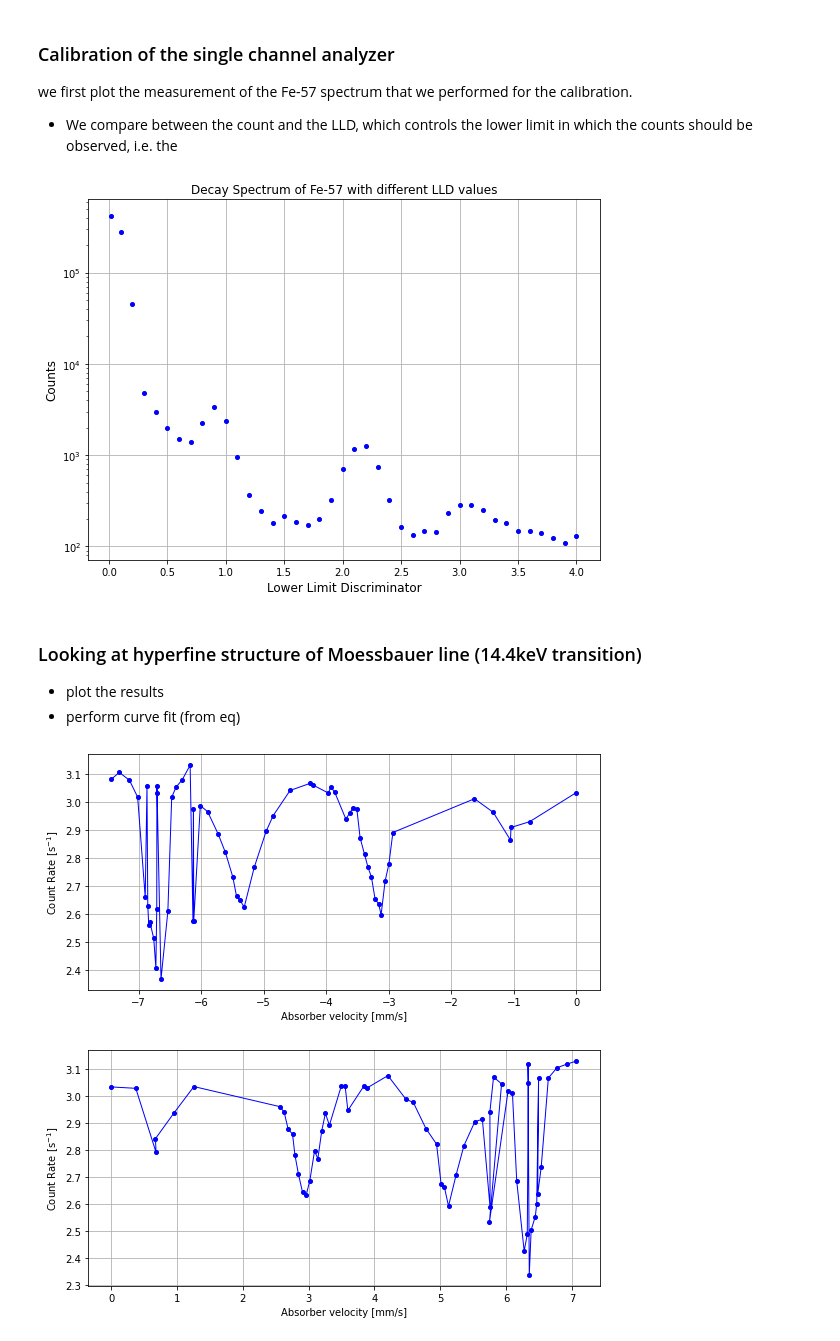
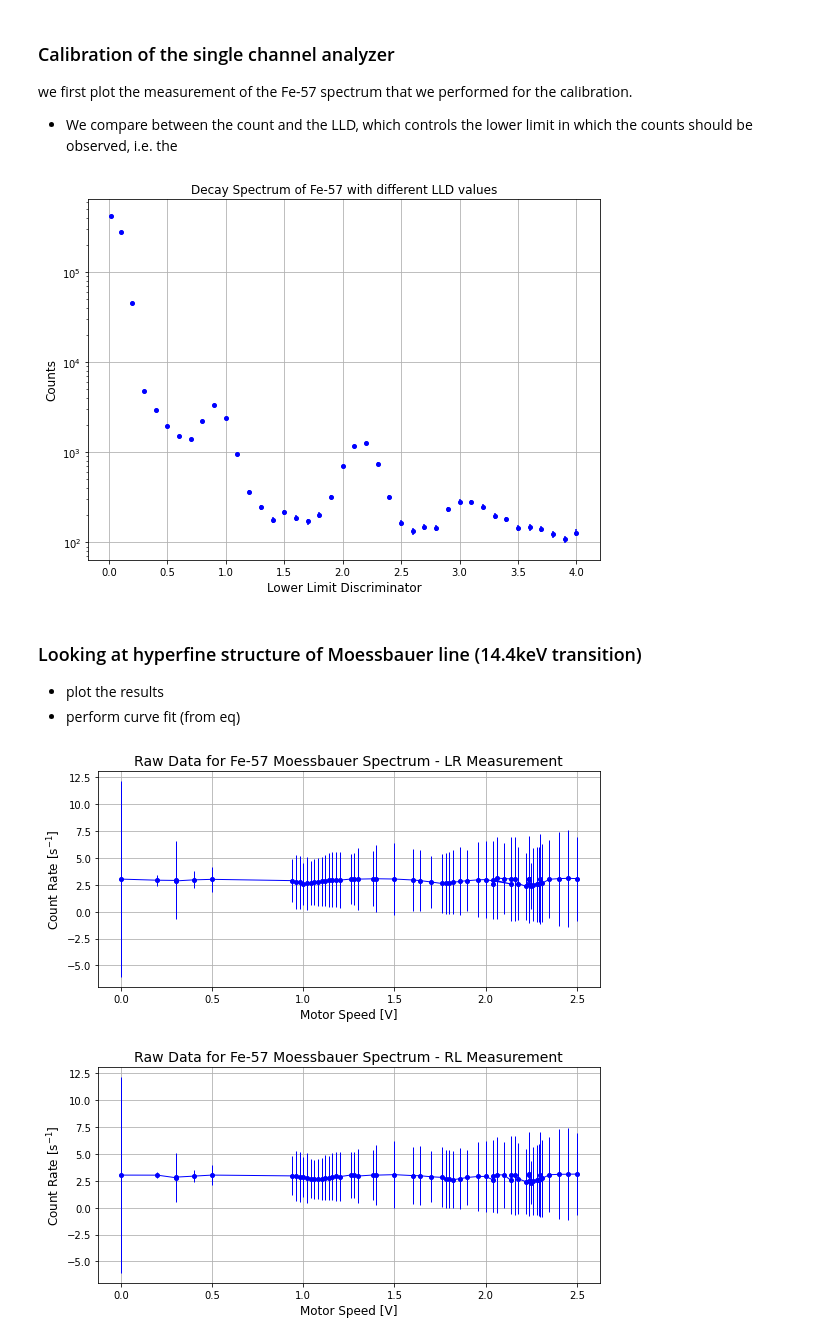
Before and after one commit to tesla1900/advanced-lab-course, a Jupyter notebook: moessbauer/moess_analysis.ipynb, the cells around one changed output. Drawn from its saved outputs; the diff is of its cells as text; code cells hidden in the pictures.

Commit message:
Finished Procedure of calibration

```diff
--- a/moessbauer/moess_analysis.ipynb
+++ b/moessbauer/moess_analysis.ipynb
@@ -20,18 +25,20 @@ duration, uld_val = calib_data[0,2], calib_data[0,3]
 # %%
 # plot the LLD vs count
 fig, ax = plt.subplots(figsize=(8,6), tight_layout=True)
-ax.semilogy(lld_data, count_data, marker="o", color="b", ls="", ms=4.0)
+ax.errorbar(lld_data, count_data, yerr=counts_err, marker="o", color="b", ls="", ms=4.0)
 ax.set_xlabel("Lower Limit Discriminator", fontsize=12)
 ax.set_ylabel("Counts", fontsize=12)
 ax.set_title("Decay Spectrum of Fe-57 with different LLD values")
+ax.set_yscale("log")
 ax.grid()
 
 
 # to say something about it, compare to the figure 4.14 in the textbook reference
 # that way we can identify this as the 14.4 keV Moessbauer line
 # not sure what else to do here, so moving on for now
+plt.savefig(os.path.join(figure_path, "calib_plot.png"), dpi=300)
 # %% [output]
-[figure, old version]
+[figure, new version]
 # %% [markdown]
 ### Looking at hyperfine structure of Moessbauer line (14.4keV transition)
 - plot the results
@@ -41,25 +48,36 @@ ax.grid()
 moess_lr_data = np.genfromtxt(os.path.join(data_path, "velocity_LR_moessbauer.csv"), delimiter=",", skip_header=1)
 moess_rl_data = np.genfromtxt(os.path.join(data_path, "velocity_RL_moessbauer.csv"), delimiter=",", skip_header=1)
 
+# modify time to be counts per second
+moess_lr_data[:,3] *= 1e-3
+moess_rl_data[:,3] *= 1e-3
+
+time_err = 0.003 * 1000
+
 # structure: velocity, motor speed (for reference), counts, time, number of turns
 # the velocity is calculated from time and number of turns
 # we plot count rate so we need velocity, counts and time
 
-vel_lr_arr, counts_lr_arr = moess_lr_data[:,0], moess_lr_data[:,2]
-vel_rl_arr, counts_rl_arr = moess_rl_data[:,0], moess_rl_data[:,2]
+# vel_lr_arr, counts_lr_arr = moess_lr_data[:,0], moess_lr_data[:,2]
+# vel_rl_arr, counts_rl_arr = moess_rl_data[:,0], moess_rl_data[:,2]
 # %%
 # plot our results (to check)
 moess_raw_datas = [moess_lr_data, moess_rl_data]
+labels = ["LR", "RL"]
 
 for i, moess_raw_data in enumerate(moess_raw_datas):
+    count_rate_err = moess_raw_data[:,5] * np.sqrt( (np.sqrt(moess_raw_data[:,2]) / moess_raw_data[:,2])**2. + (time_err / moess_raw_data[:,3])**2.)
+
+
     fig, ax = plt.subplots(figsize=(8,4), tight_layout=True)
-    ax.plot(moess_raw_data[:,0], moess_raw_data[:,2] / moess_raw_data[:,3], marker="o", ls="-", lw=1.0, ms=4.0, color="b")
-    ax.set_xlabel("Absorber velocity [mm/s]")
-    ax.set_ylabel("Count Rate [s$^{{-1}}]$")
+    ax.errorbar(moess_raw_data[:,1], moess_raw_data[:,5], yerr=count_rate_err, marker="o", ls="-", lw=1.0, ms=4.0, color="b")
+    ax.set_xlabel("Motor Speed [V]", fontsize=12)
+    ax.set_ylabel("Count Rate [s$^{{-1}}]$", fontsize=12)
+    ax.set_title("Raw Data for Fe-57 Moessbauer Spectrum - {0} Measurement".format(labels[i]), fontsize=14)
     ax.grid()
 # %% [output]
-[figure, old version]
+[figure, new version]
-[figure, old version]
+[figure, new version]
 # %%
 # remove the outliers
 # looking at the numbers from apple, we have to remove:
```
Also changed, not shown: parts of 7 cells of this notebook, 2 other files.
